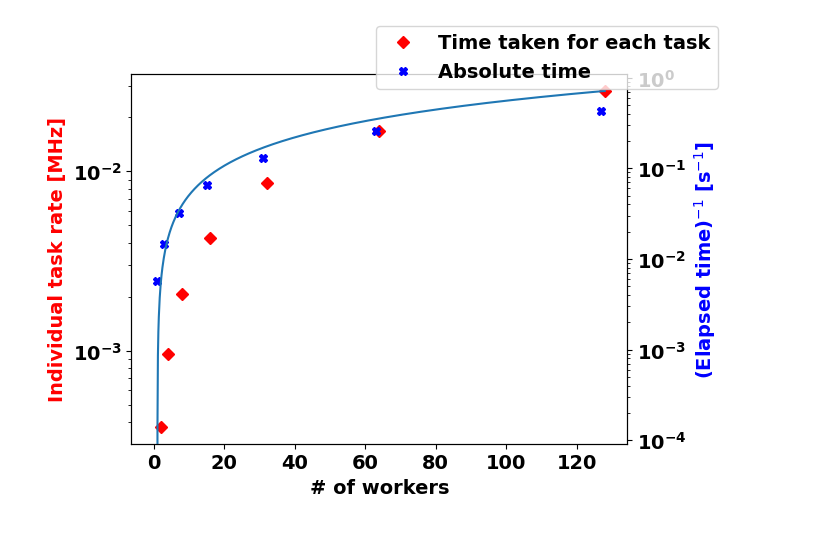
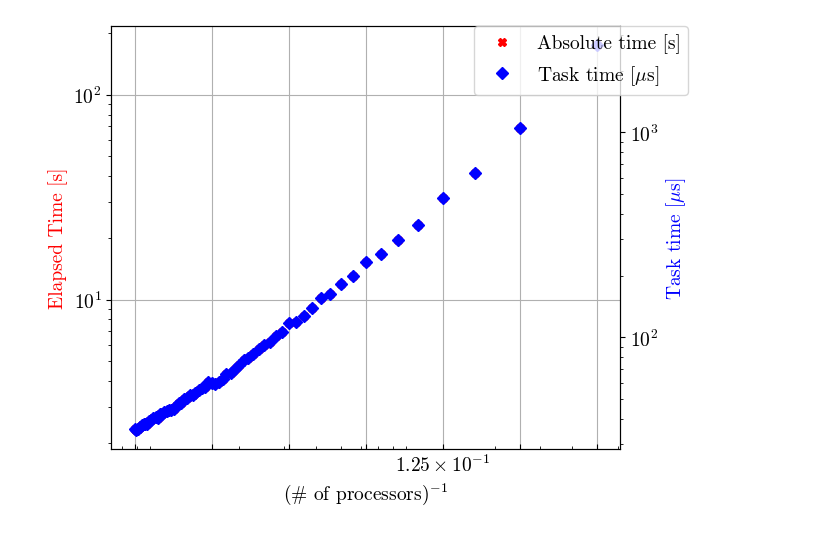
Before and after one commit to AsbjornPreuss/HPPC-2024, a Jupyter notebook: Assignment_3_Task_farming/Code/HEP_graphs.ipynb, the cells around one changed output. Cells and saved outputs as stored; diff of their text form; code cells hidden in the pictures.

```diff
--- a/Assignment_3_Task_farming/Code/HEP_graphs.ipynb
+++ b/Assignment_3_Task_farming/Code/HEP_graphs.ipynb
@@ -8,4 +16,14 @@ font = {'family' : 'latex',
         'weight' : 'bold',
         'size'   : 22}
 plt.rcParams.update({'font.size': 14,
-                    'font.weight': 'bold'})
+                    'font.weight': 'bold',
+                    "figure.constrained_layout.use"     : True ,
+                    'font.family':'cmr10',
+                    'axes.formatter.use_mathtext':True,
+                    'mathtext.fontset':'cm',
+                    "figure.constrained_layout.h_pad"   : 0,
+                    "figure.constrained_layout.hspace"   : 0,
+                    "figure.constrained_layout.w_pad"   : 0,
+                    "figure.constrained_layout.wspace"   : 0,
+                    'xtick.direction'  : 'in',
+                    'xtick.minor.visible': False})
@@ -78,21 +203,27 @@ least_squares_4(1/284,00)
 # %%
 fig, ax1 = plt.subplots()
 # Plotting the first dataset
-ax1.plot(HEP_4_cuts["n_ranks"], 1/HEP_4_cuts["task_time_[mus]"], 'rD', label="Time taken for each task")
-ax1.set_xlabel('# of workers', fontweight="bold")
-ax1.set_ylabel('Individual task rate [MHz]', color='r', fontweight="bold")
+ax1.set_xlabel('(# of processors)$^{-1}$', fontweight="bold")
+ax1.set_ylabel('Elapsed Time [s]', color='r', fontweight="bold")
 # Creating the second y-axis
 ax2 = ax1.twinx()
-ax2.plot(HEP_4_cuts["n_ranks"]-1, 1/HEP_4_cuts["Elapsed_time"], 'bX', label="Absolute time")
+ax2.plot(1/HEP_4_cuts["n_ranks"], HEP_4_cuts["task_time_[mus]"], 'bD', label="Task time [$\mu$s]")
+ax1.plot(1/HEP_4_cuts["n_ranks"], HEP_4_cuts["Elapsed_time"], 'rX', label="Absolute time [s]")
+
 
 plotNranks = np.linspace(0,128,1000)
 
-ax2.plot(plotNranks, amdahl(plotNranks,1/177.8,1-1/p4))
+#ax2.plot(plotNranks, amdahl(plotNranks,1/284,1-1/p4))
 
-ax2.set_ylabel('(Elapsed time)$^{-1}$ [s$^{-1}$]', color='b', fontweight='bold')
+ax2.set_ylabel('Task time [$\mu$s]', color='b', fontweight='bold')
 ax1.set_yscale('log')
 ax2.set_yscale('log')
+ax1.set_xscale('log')
+ax2.set_xscale('log')
+ax2.set(xticks=[])
+ax1.set(xticks=0.5**np.arange(7,0,-1))
 fig.legend()
+ax1.grid(True)
 plt.show()
 # %% [output]
-[figure, old version]
+[figure, new version]
```
Also changed, not shown: parts of 9 cells of this notebook, 3 other files.
